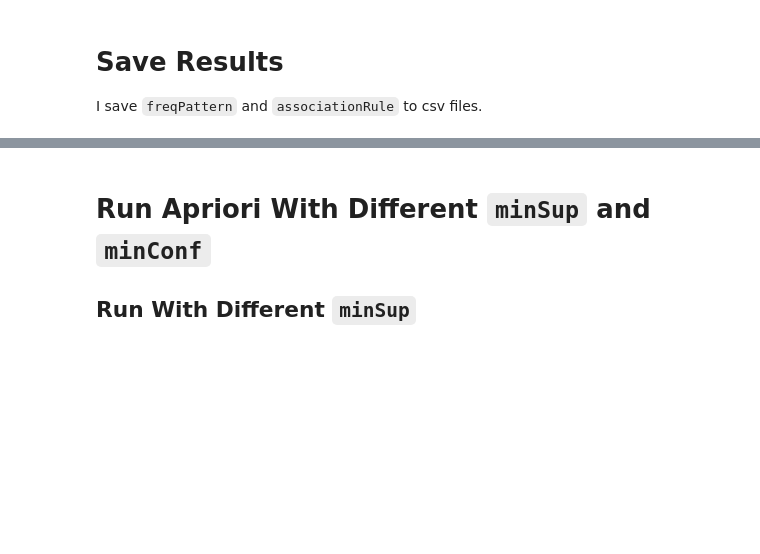
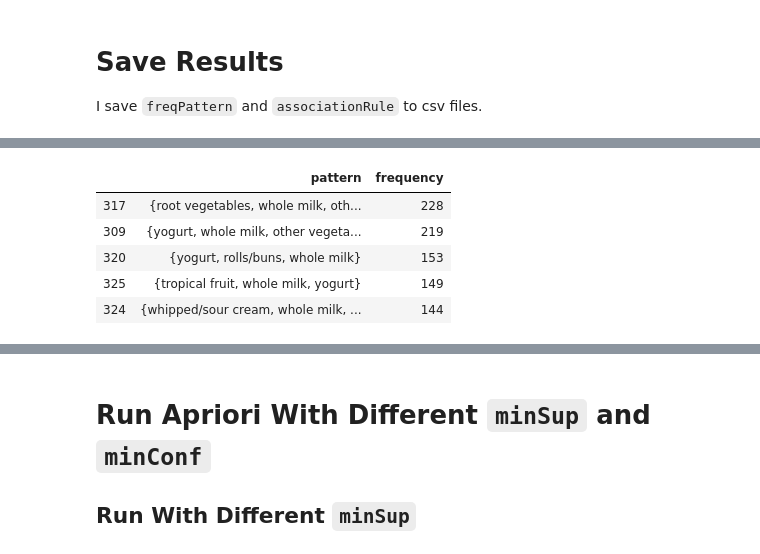
Before and after one commit to thutzr/DataMining2020Autumn, a Jupyter notebook: Apriori.ipynb, the cells around one changed output, grey strips where cells are left out. Saved outputs shown, nothing was run; the diff lists cells and outputs as text; code cells hidden in the pictures; blank space fills up the shorter version.

```diff
--- a/Apriori.ipynb
+++ b/Apriori.ipynb
@@ -184,3 +184,12 @@ freqPatternDF.head(5)
+# %%
+freqPatternDF.iloc[309:,:].sort_values(by='frequency',ascending = False).head(5)
+# %% [output]
+|  | pattern | frequency |
+| 317 | {root vegetables, whole milk, oth... | 228 |
+| 309 | {yogurt, whole milk, other vegeta... | 219 |
+| 320 | {yogurt, rolls/buns, whole milk} | 153 |
+| 325 | {tropical fruit, whole milk, yogurt} | 149 |
+| 324 | {whipped/sour cream, whole milk, ... | 144 |
 # %%
 freqPatternDF.to_csv('frequentPattern.csv')
 # %%
```
Also changed, not shown: parts of 5 cells of this notebook, 12 other files.
